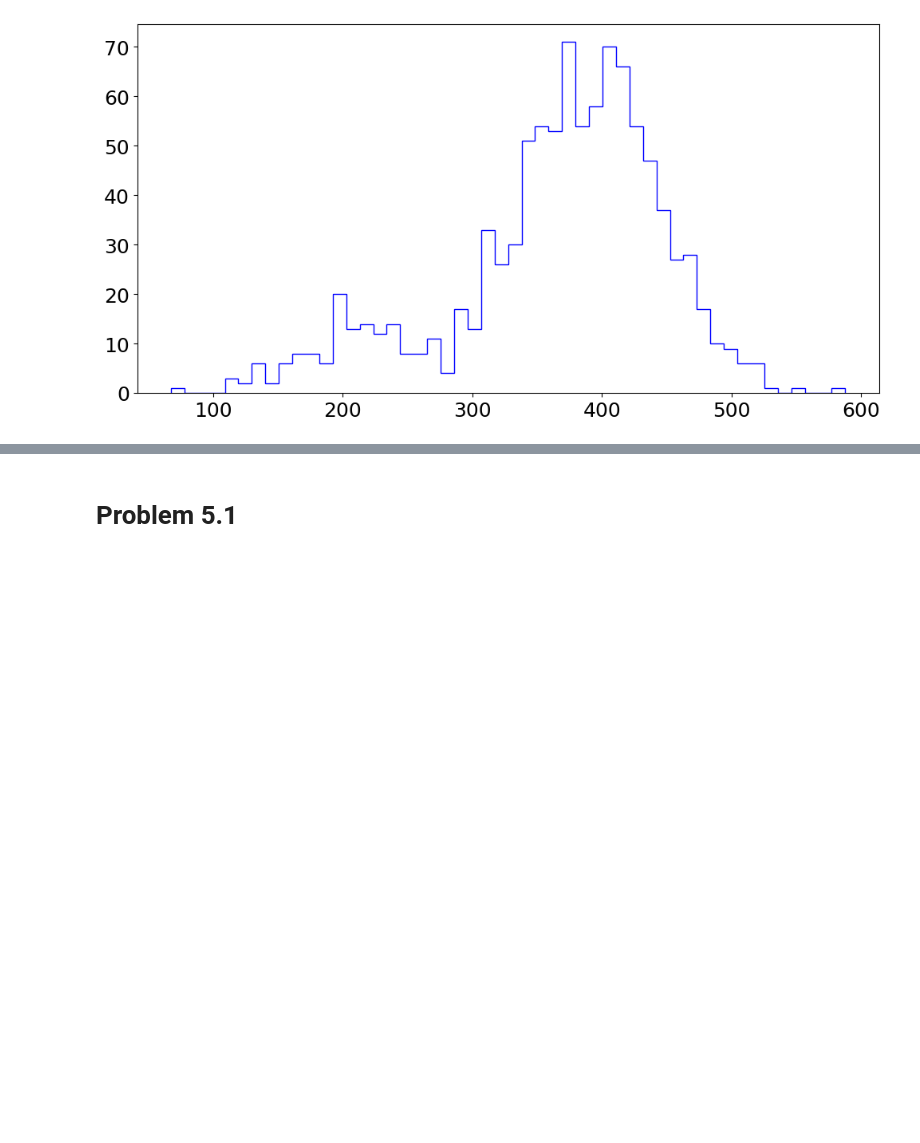
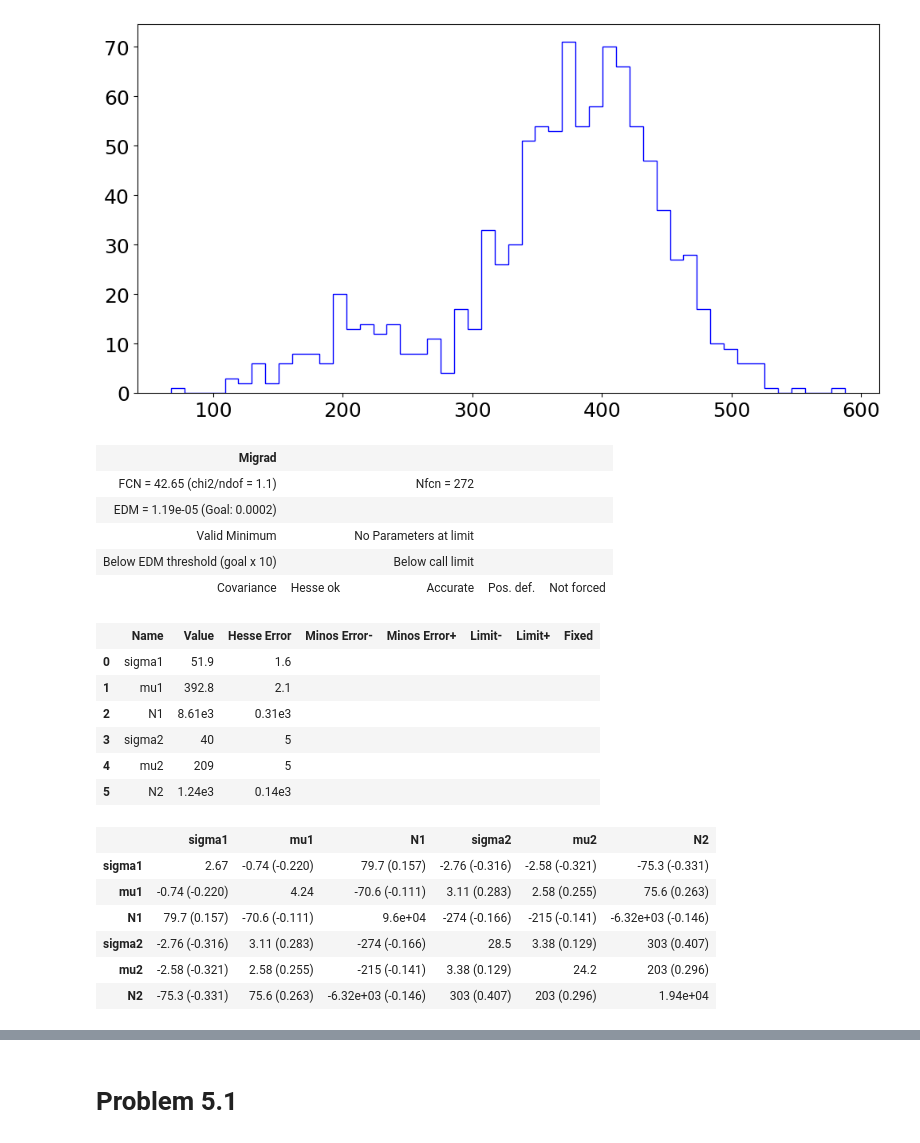
Before and after one commit to akjoelhede/Appstatgang_tornado, a Jupyter notebook: Anders_problemset/problem_set_anders.ipynb, the cells around one changed output, grey strips where cells are left out. Drawn from its saved outputs; the diff is of its cells as text; code cells hidden in the pictures; blank space fills up the shorter version.

```diff
--- a/Anders_problemset/problem_set_anders.ipynb
+++ b/Anders_problemset/problem_set_anders.ipynb
@@ -607,3 +607,47 @@ ax.hist(result, bins=50, histtype='step', label='I', color = 'Blue');
 # %% [output]
 986
 [figure]
+# %%
+def gauss_fit(x,sigma, mu, N):
+    return  N*(np.exp(-(x-mu)**2/(2*sigma**2)))/ (sigma*np.sqrt(2*np.pi))
+
+def double_gauss(x,sigma1, mu1, N1,sigma2, mu2, N2):
+    return gauss_fit(x,sigma1, mu1, N1) + gauss_fit(x,sigma2, mu2, N2)
+
+# Find the x, y and error on y (sy) given the histogram:
+counts, bin_edges = np.histogram(result, bins=50)
+x = (bin_edges[1:] + bin_edges[:-1])/2
+y = counts
+sy = np.sqrt(counts)
+x = x[y>0]
+y = y[y>0]
+sy = sy[sy>0]
+
+m = LeastSquares(x, y, sy, double_gauss)
+# NOTE: Did you remember to ensure, that all bins had entries in them, i.e. that y>0?
+
+m = Minuit(m,sigma1 = 20, mu1=400, N1=100,sigma2=10, mu2=200, N2=100)
+m.errordef = 1.0     # This is the definition for ChiSqaure fits
+m.migrad()
+m.hesse()
+# %% [output]
+| Migrad |  |  |  |  |
+| FCN = 42.65 (chi2/ndof = 1.1) |  | Nfcn = 272 |  |  |
+| EDM = 1.19e-05 (Goal: 0.0002) |  |  |  |  |
+| Valid Minimum |  | No Parameters at limit |  |  |
+| Below EDM threshold (goal x 10) |  | Below call limit |  |  |
+| Covariance | Hesse ok | Accurate | Pos. def. | Not forced |
+|  | Name | Value | Hesse Error | Minos Error- | Minos Error+ | Limit- | Limit+ | Fixed |
+| 0 | sigma1 | 51.9 | 1.6 |  |  |  |  |  |
+| 1 | mu1 | 392.8 | 2.1 |  |  |  |  |  |
+| 2 | N1 | 8.61e3 | 0.31e3 |  |  |  |  |  |
+| 3 | sigma2 | 40 | 5 |  |  |  |  |  |
+| 4 | mu2 | 209 | 5 |  |  |  |  |  |
+| 5 | N2 | 1.24e3 | 0.14e3 |  |  |  |  |  |
+|  | sigma1 | mu1 | N1 | sigma2 | mu2 | N2 |
+| sigma1 | 2.67 | -0.74 (-0.220) | 79.7 (0.157) | -2.76 (-0.316) | -2.58 (-0.321) | -75.3 (-0.331) |
+| mu1 | -0.74 (-0.220) | 4.24 | -70.6 (-0.111) | 3.11 (0.283) | 2.58 (0.255) | 75.6 (0.263) |
+| N1 | 79.7 (0.157) | -70.6 (-0.111) | 9.6e+04 | -274 (-0.166) | -215 (-0.141) | -6.32e+03 (-0.146) |
+| sigma2 | -2.76 (-0.316) | 3.11 (0.283) | -274 (-0.166) | 28.5 | 3.38 (0.129) | 303 (0.407) |
+| mu2 | -2.58 (-0.321) | 2.58 (0.255) | -215 (-0.141) | 3.38 (0.129) | 24.2 | 203 (0.296) |
+| N2 | -75.3 (-0.331) | 75.6 (0.263) | -6.32e+03 (-0.146) | 303 (0.407) | 203 (0.296) | 1.94e+04 |
```
Also changed, not shown: parts of 4 cells of this notebook.
